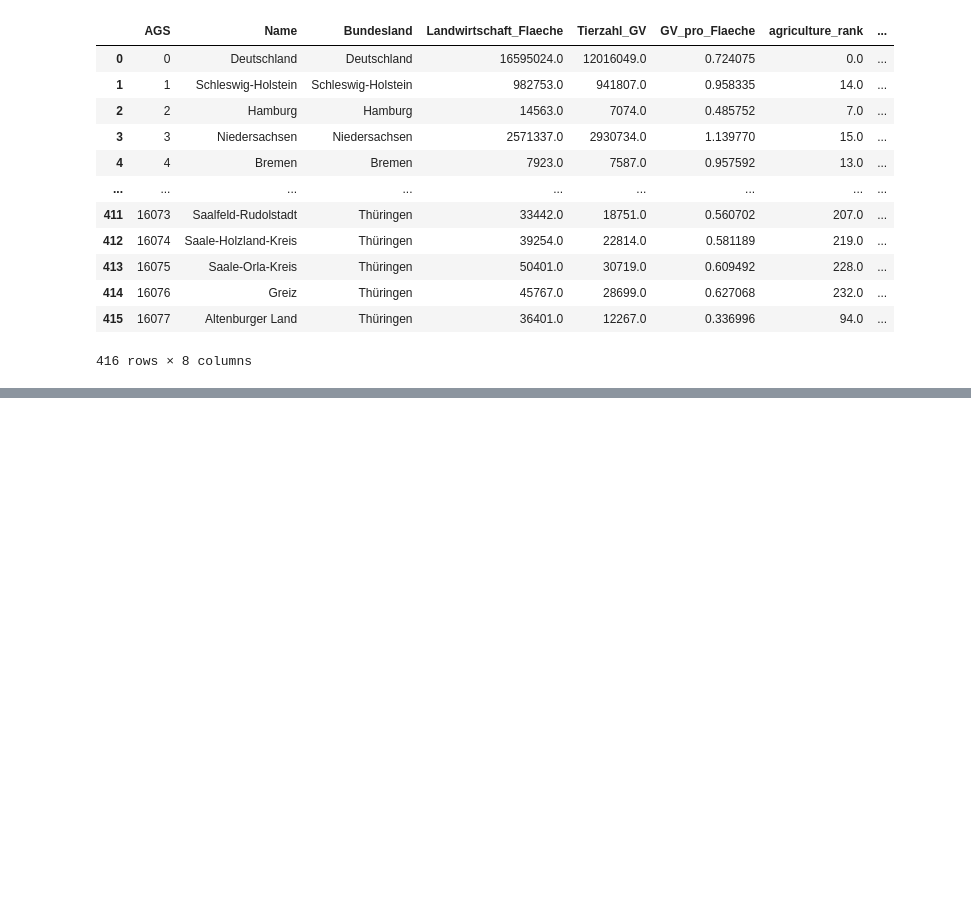
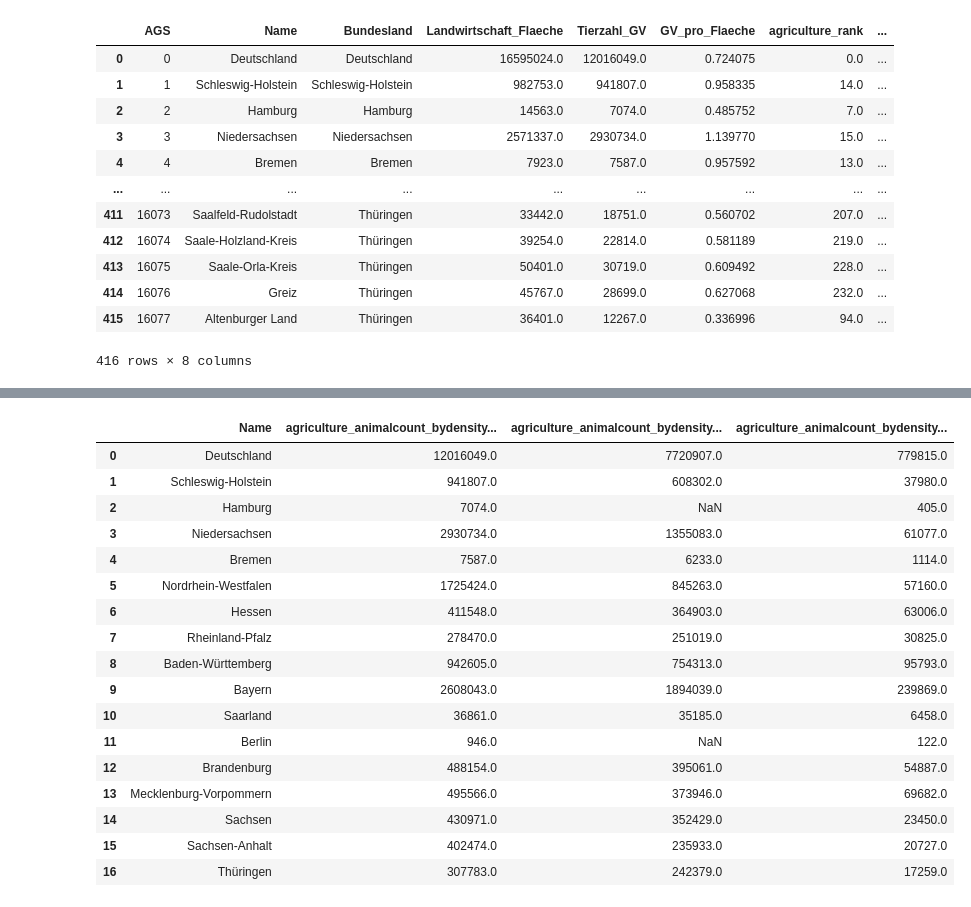
Before and after one commit to uclab-potsdam/klimataz, a Jupyter notebook: data/agriculture/final_ranking_agriculture.ipynb, the cells around one changed output, grey strips where cells are left out. Cells and saved outputs as stored; diff of their text form; code cells hidden in the pictures; blank space fills up the shorter version.

```diff
--- a/data/agriculture/final_ranking_agriculture.ipynb
+++ b/data/agriculture/final_ranking_agriculture.ipynb
@@ -544,0 +591,22 @@ final_df
+# %%
+blag_short = blag_df[['Name','agriculture_animalcount_bydensity_Insgesamt_2020','agriculture_animalcount_bydensity_davon_auf_unter_2_0_GV_ha_2020','agriculture_animalcount_bydensity_davon_Ökolandbau_2020']].copy()
+blag_short
+# %% [output]
+|  | Name | agriculture_animalcount_bydensity... | agriculture_animalcount_bydensity... | agriculture_animalcount_bydensity... |
+| 0 | Deutschland | 12016049.0 | 7720907.0 | 779815.0 |
+| 1 | Schleswig-Holstein | 941807.0 | 608302.0 | 37980.0 |
+| 2 | Hamburg | 7074.0 | NaN | 405.0 |
+| 3 | Niedersachsen | 2930734.0 | 1355083.0 | 61077.0 |
+| 4 | Bremen | 7587.0 | 6233.0 | 1114.0 |
+| 5 | Nordrhein-Westfalen | 1725424.0 | 845263.0 | 57160.0 |
+| 6 | Hessen | 411548.0 | 364903.0 | 63006.0 |
+| 7 | Rheinland-Pfalz | 278470.0 | 251019.0 | 30825.0 |
+| 8 | Baden-Württemberg | 942605.0 | 754313.0 | 95793.0 |
+| 9 | Bayern | 2608043.0 | 1894039.0 | 239869.0 |
+| 10 | Saarland | 36861.0 | 35185.0 | 6458.0 |
+| 11 | Berlin | 946.0 | NaN | 122.0 |
+| 12 | Brandenburg | 488154.0 | 395061.0 | 54887.0 |
+| 13 | Mecklenburg-Vorpommern | 495566.0 | 373946.0 | 69682.0 |
+| 14 | Sachsen | 430971.0 | 352429.0 | 23450.0 |
+| 15 | Sachsen-Anhalt | 402474.0 | 235933.0 | 20727.0 |
+| 16 | Thüringen | 307783.0 | 242379.0 | 17259.0 |
```
Also changed, not shown: parts of 9 cells of this notebook, 1 other file.
